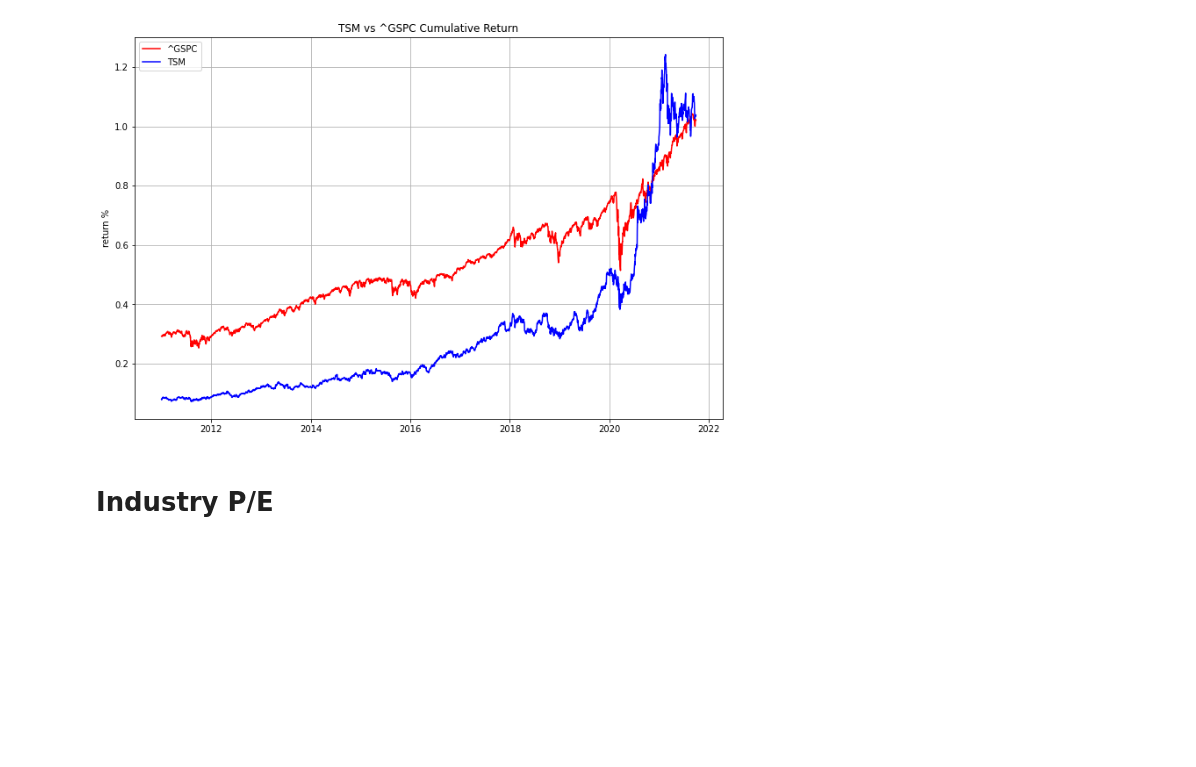
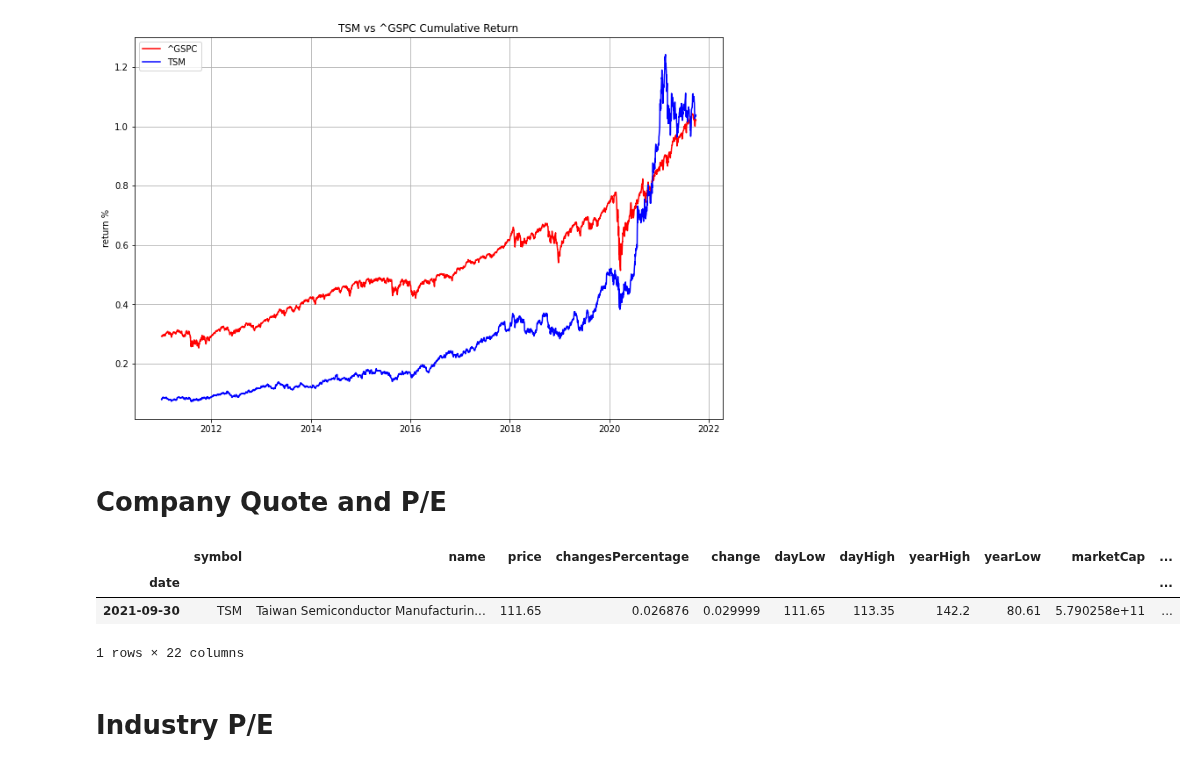
Before and after one commit to dbogatic/value_investing, a Jupyter notebook: company_overview.ipynb, the cells around one changed output. Saved outputs shown, nothing was run; the diff lists cells and outputs as text; code cells hidden in the pictures; blank space fills up the shorter version.

Commit message:
company quote and PE

```diff
--- a/company_overview.ipynb
+++ b/company_overview.ipynb
@@ -107,6 +110,23 @@ ax.legend(loc='upper left')
 # %% [output]
 <matplotlib.legend.Legend at 0x...>
 [figure]
+# %% [markdown]
+# Company Quote and P/E
+# %%
+# Pull latest stock quote and stats
+url = f'https://financialmodelingprep.com/api/v3/quote/{company}?apikey={FMP_API_KEY}'
+stock_quote = requests.get(url).json()
+stock_quote = pd.DataFrame(stock_quote)
+timestamp = stock_quote['timestamp']
+dt_obj = datetime.fromtimestamp(timestamp).strftime('%Y-%m-%d')
+stock_quote['date'] = dt_obj
+stock_quote.set_index('date', inplace=True)
+stock_quote
+# %% [output]
+|  | symbol | name | price | changesPercentage | change | dayLow | dayHigh | yearHigh | yearLow | marketCap | ... |
+| date |  |  |  |  |  |  |  |  |  |  | ... |
+| 2021-09-30 | TSM | Taiwan Semiconductor Manufacturin... | 111.65 | 0.026876 | 0.029999 | 111.65 | 113.35 | 142.2 | 80.61 | 5.790258e+11 | ... |
+1 rows × 22 columns
 # %% [markdown]
 # Industry P/E
 # %%
```
Also changed, not shown: parts of 10 cells of this notebook, 1 other file.
